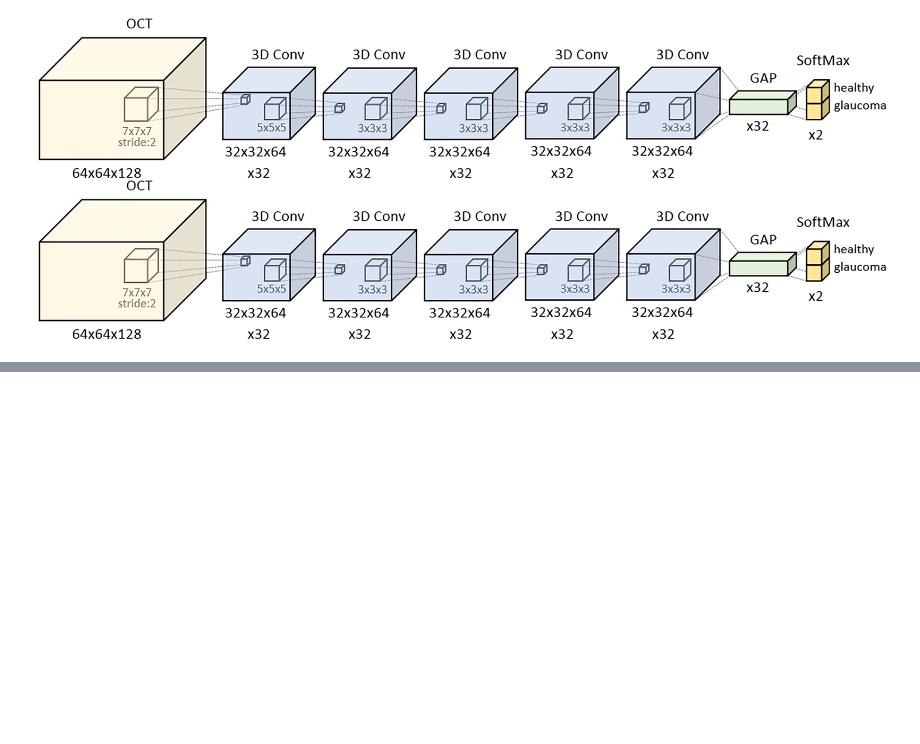
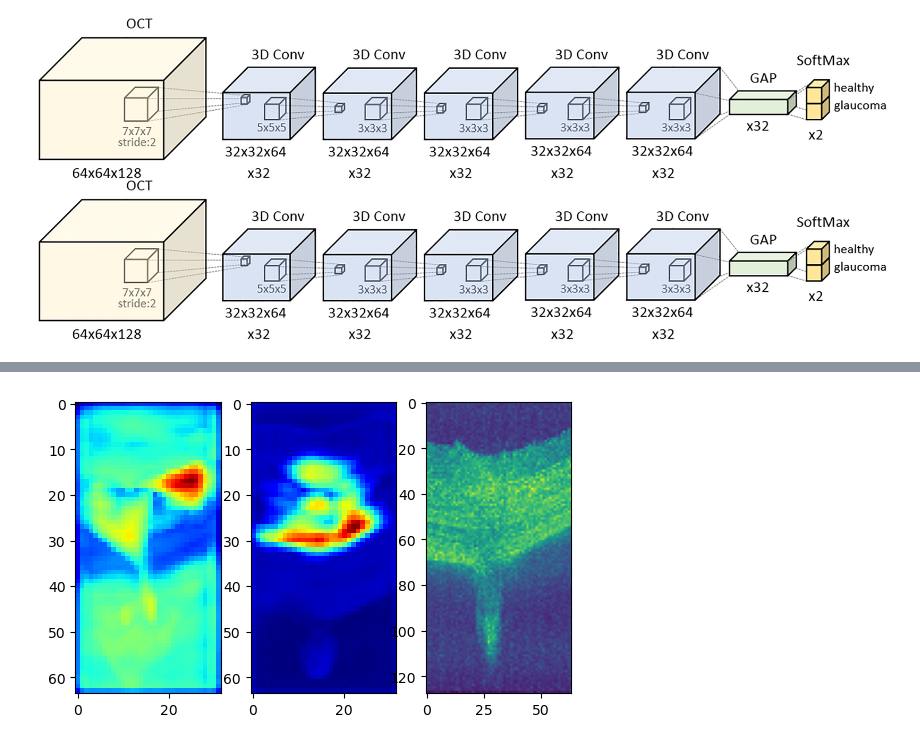
Before and after one commit to tbchuotmd/OCTCV, a Jupyter notebook: p5_Modeling/modeling.ipynb, the cells around one changed output, grey strips where cells are left out. Saved outputs shown, nothing was run; the diff lists cells and outputs as text; code cells hidden in the pictures; blank space fills up the shorter version.

```diff
--- a/p5_Modeling/modeling.ipynb
+++ b/p5_Modeling/modeling.ipynb
@@ -168,0 +373,4 @@ plt.title('AUC over Epochs')
+# %%
+plotCAMsettrio(10)
+# %% [output]
+[figure, added]
```
Also changed, not shown: parts of 23 cells of this notebook, 7 other files.
